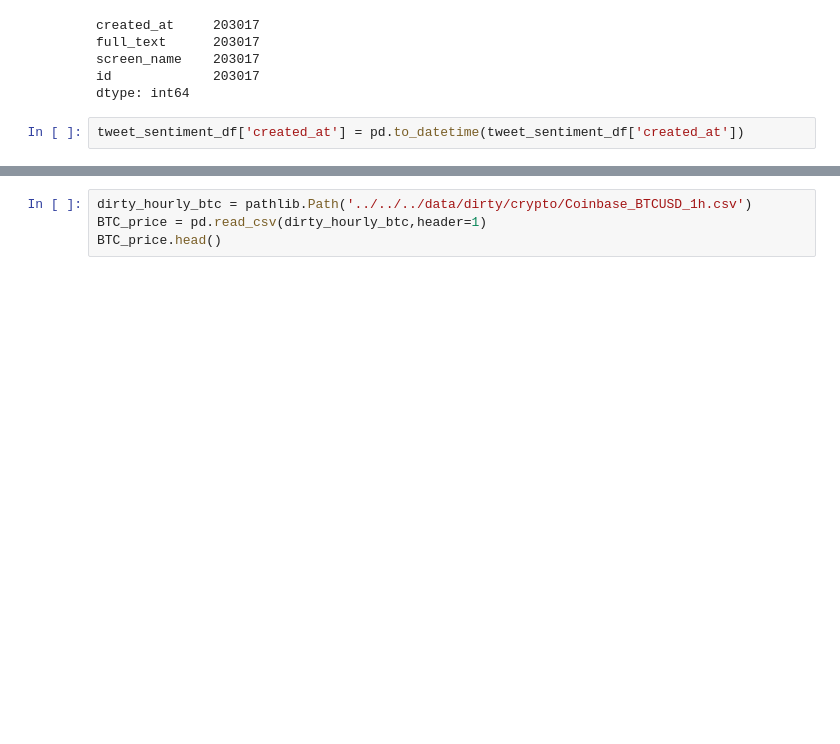
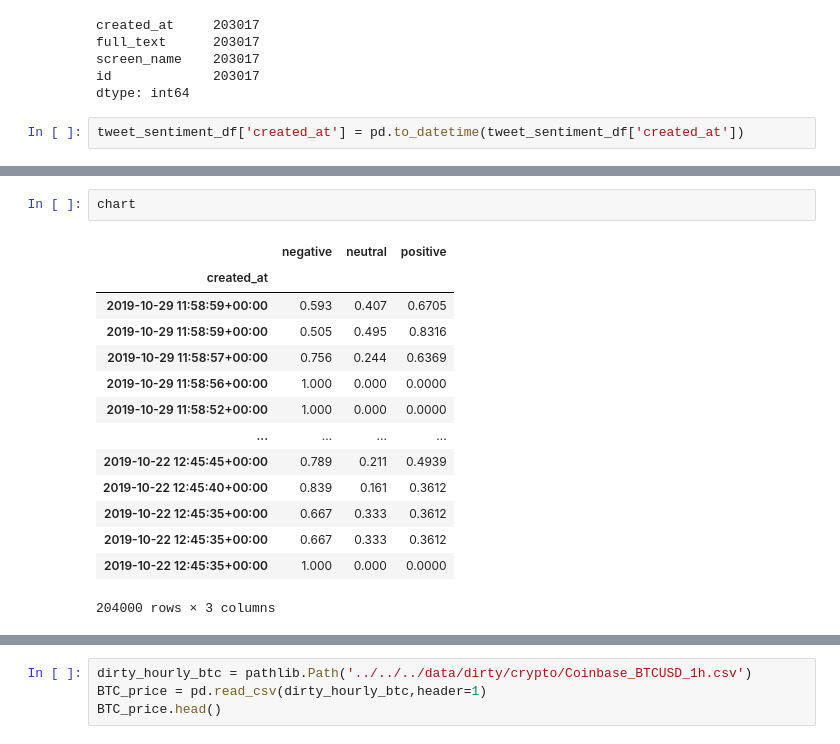
Before and after one commit to willwillis/Crypto-Sentiment-Clusters, a Jupyter notebook: notebooks/will/twitter/parse-premium-jsonl.v2.ipynb, the cells around one changed output, grey strips where cells are left out. Cells and saved outputs as stored; diff of their text form; blank space fills up the shorter version.

```diff
--- a/notebooks/will/twitter/parse-premium-jsonl.v2.ipynb
+++ b/notebooks/will/twitter/parse-premium-jsonl.v2.ipynb
@@ -187 +216,18 @@ tweet_sentiment_df.drop(columns=['id', 'retweet_count','compound'], inplace=True
+# %%
+chart
+# %% [output]
+|  | negative | neutral | positive |
+| created_at |  |  |  |
+| 2019-10-29 11:58:59+00:00 | 0.593 | 0.407 | 0.6705 |
+| 2019-10-29 11:58:59+00:00 | 0.505 | 0.495 | 0.8316 |
+| 2019-10-29 11:58:57+00:00 | 0.756 | 0.244 | 0.6369 |
+| 2019-10-29 11:58:56+00:00 | 1.000 | 0.000 | 0.0000 |
+| 2019-10-29 11:58:52+00:00 | 1.000 | 0.000 | 0.0000 |
+| ... | ... | ... | ... |
+| 2019-10-22 12:45:45+00:00 | 0.789 | 0.211 | 0.4939 |
+| 2019-10-22 12:45:40+00:00 | 0.839 | 0.161 | 0.3612 |
+| 2019-10-22 12:45:35+00:00 | 0.667 | 0.333 | 0.3612 |
+| 2019-10-22 12:45:35+00:00 | 0.667 | 0.333 | 0.3612 |
+| 2019-10-22 12:45:35+00:00 | 1.000 | 0.000 | 0.0000 |
+204000 rows × 3 columns
 # %%
```
Also changed, not shown: parts of 17 cells of this notebook, 5 other files.
